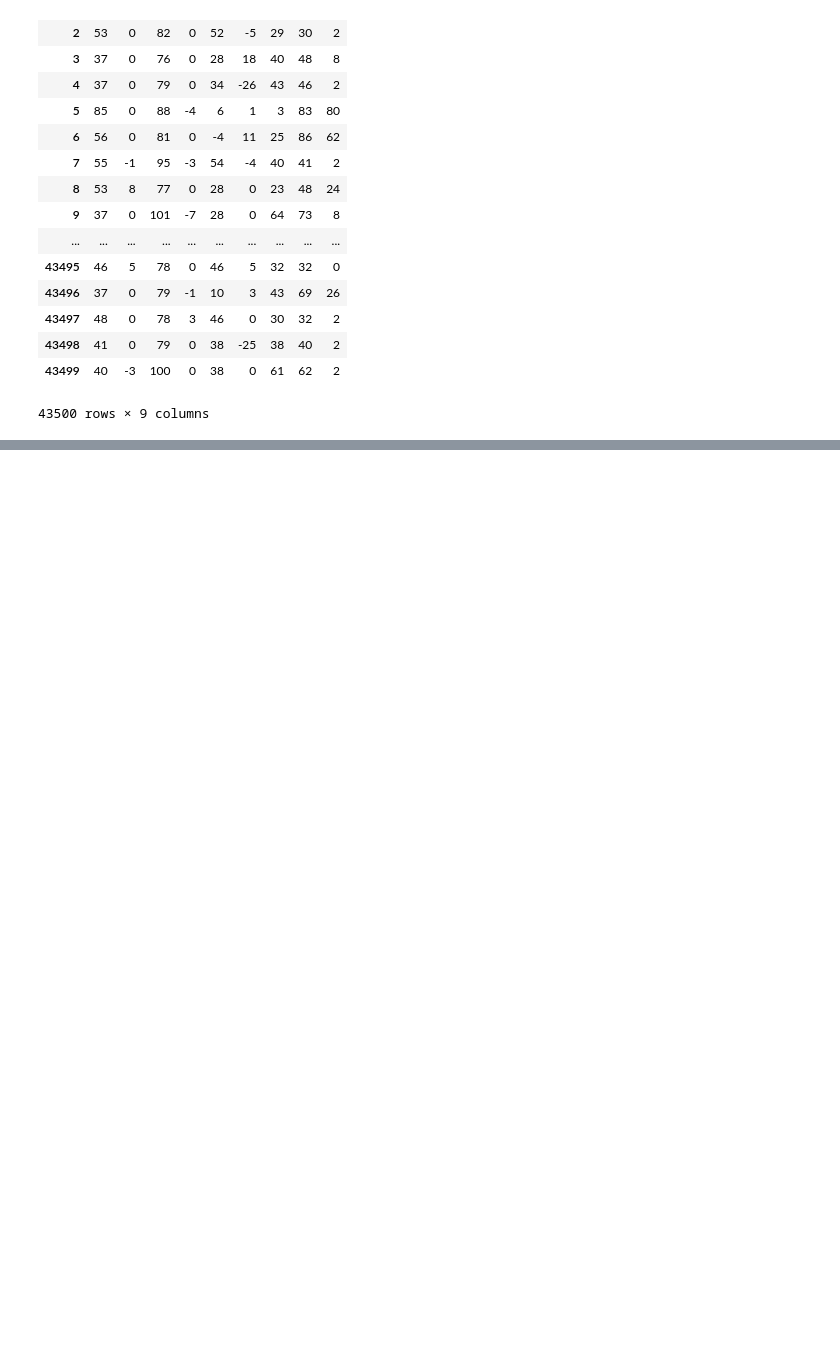
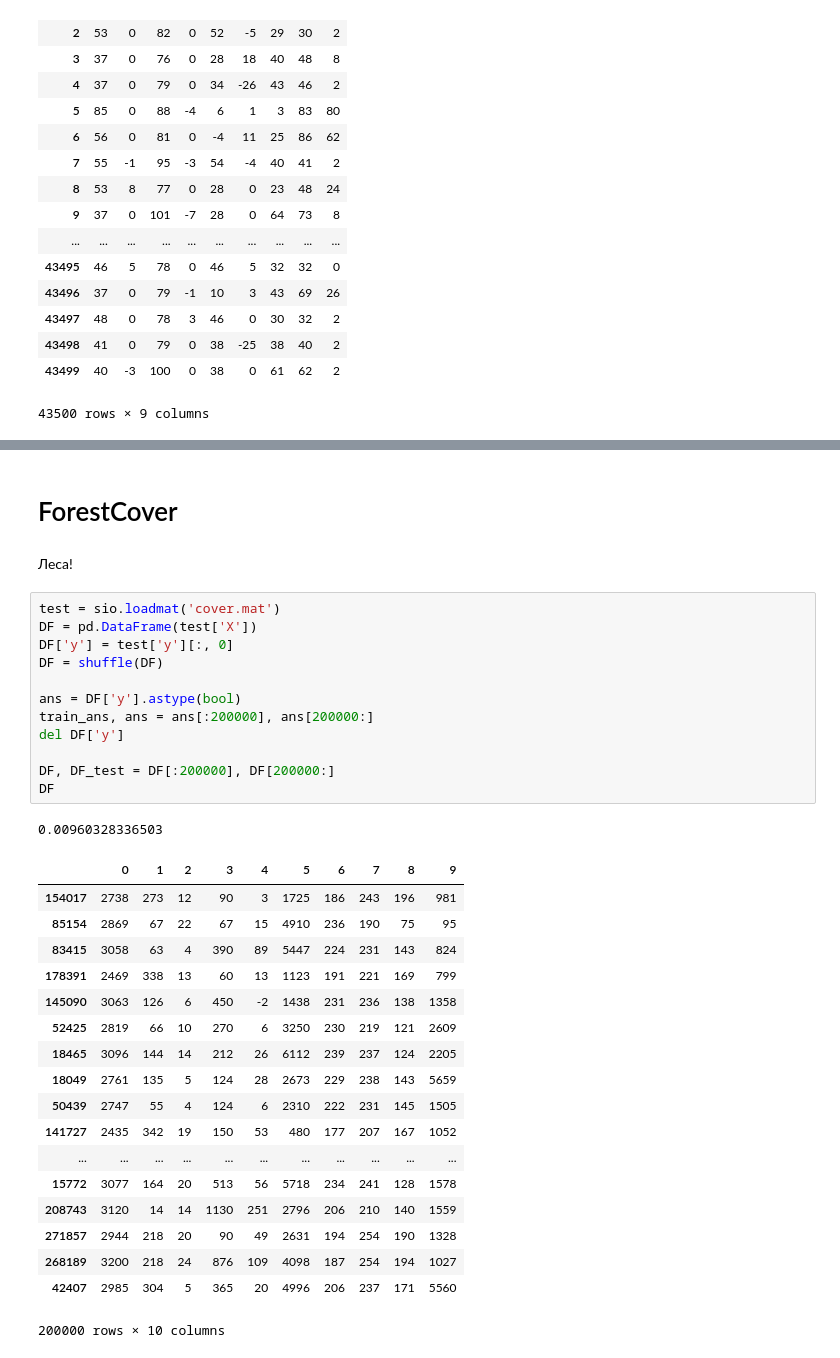
Before and after one commit to FortsAndMills/AnomalyDetectionMethods, a Jupyter notebook: Datasets.ipynb, the cells around one changed output, grey strips where cells are left out. Drawn from its saved outputs; the diff is of its cells as text; blank space fills up the shorter version.

```diff
--- a/Datasets.ipynb
+++ b/Datasets.ipynb
@@ -747,0 +735,36 @@ Potential max f-measure =  0.914285714286  (thr =  -0.0233158907935 )
+# %% [markdown]
+# ForestCover
+# %% [markdown]
+Леса!
+# %%
+test = sio.loadmat('cover.mat')
+DF = pd.DataFrame(test['X'])
+DF['y'] = test['y'][:, 0]
+DF = shuffle(DF)
+
+ans = DF['y'].astype(bool)
+train_ans, ans = ans[:200000], ans[200000:]
+del DF['y']
+
+DF, DF_test = DF[:200000], DF[200000:]
+DF
+# %% [output]
+0.00960328336503
+|  | 0 | 1 | 2 | 3 | 4 | 5 | 6 | 7 | 8 | 9 |
+| 154017 | 2738 | 273 | 12 | 90 | 3 | 1725 | 186 | 243 | 196 | 981 |
+| 85154 | 2869 | 67 | 22 | 67 | 15 | 4910 | 236 | 190 | 75 | 95 |
+| 83415 | 3058 | 63 | 4 | 390 | 89 | 5447 | 224 | 231 | 143 | 824 |
+| 178391 | 2469 | 338 | 13 | 60 | 13 | 1123 | 191 | 221 | 169 | 799 |
+| 145090 | 3063 | 126 | 6 | 450 | -2 | 1438 | 231 | 236 | 138 | 1358 |
+| 52425 | 2819 | 66 | 10 | 270 | 6 | 3250 | 230 | 219 | 121 | 2609 |
+| 18465 | 3096 | 144 | 14 | 212 | 26 | 6112 | 239 | 237 | 124 | 2205 |
+| 18049 | 2761 | 135 | 5 | 124 | 28 | 2673 | 229 | 238 | 143 | 5659 |
+| 50439 | 2747 | 55 | 4 | 124 | 6 | 2310 | 222 | 231 | 145 | 1505 |
+| 141727 | 2435 | 342 | 19 | 150 | 53 | 480 | 177 | 207 | 167 | 1052 |
+| ... | ... | ... | ... | ... | ... | ... | ... | ... | ... | ... |
+| 15772 | 3077 | 164 | 20 | 513 | 56 | 5718 | 234 | 241 | 128 | 1578 |
+| 208743 | 3120 | 14 | 14 | 1130 | 251 | 2796 | 206 | 210 | 140 | 1559 |
+| 271857 | 2944 | 218 | 20 | 90 | 49 | 2631 | 194 | 254 | 190 | 1328 |
+| 268189 | 3200 | 218 | 24 | 876 | 109 | 4098 | 187 | 254 | 194 | 1027 |
+| 42407 | 2985 | 304 | 5 | 365 | 20 | 4996 | 206 | 237 | 171 | 5560 |
+200000 rows × 10 columns
```
Also changed, not shown: parts of 149 cells of this notebook, 2 other files.
